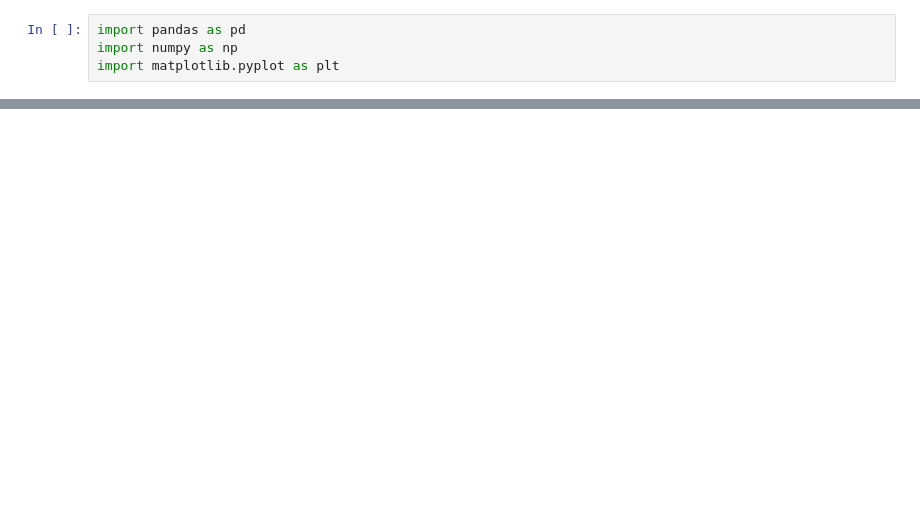
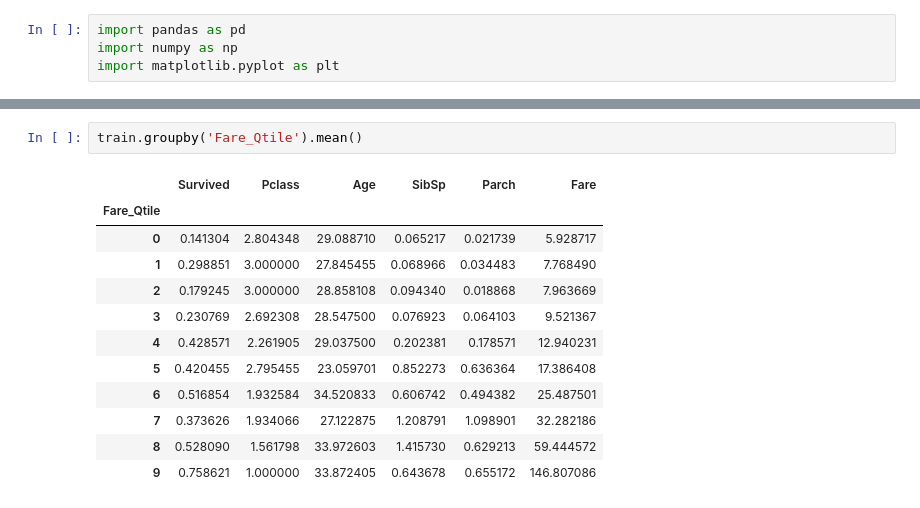
Before and after one commit to muye-wang/Titanic-Tutorial, a Jupyter notebook: Data_Explore.ipynb, the cells around one changed output, grey strips where cells are left out. Saved outputs shown, nothing was run; the diff lists cells and outputs as text; blank space fills up the shorter version.

```diff
--- a/Data_Explore.ipynb
+++ b/Data_Explore.ipynb
@@ -30,0 +65,15 @@ test.head()
+# %%
+train.groupby('Fare_Qtile').mean()
+# %% [output]
+|  | Survived | Pclass | Age | SibSp | Parch | Fare |
+| Fare_Qtile |  |  |  |  |  |  |
+| 0 | 0.141304 | 2.804348 | 29.088710 | 0.065217 | 0.021739 | 5.928717 |
+| 1 | 0.298851 | 3.000000 | 27.845455 | 0.068966 | 0.034483 | 7.768490 |
+| 2 | 0.179245 | 3.000000 | 28.858108 | 0.094340 | 0.018868 | 7.963669 |
+| 3 | 0.230769 | 2.692308 | 28.547500 | 0.076923 | 0.064103 | 9.521367 |
+| 4 | 0.428571 | 2.261905 | 29.037500 | 0.202381 | 0.178571 | 12.940231 |
+| 5 | 0.420455 | 2.795455 | 23.059701 | 0.852273 | 0.636364 | 17.386408 |
+| 6 | 0.516854 | 1.932584 | 34.520833 | 0.606742 | 0.494382 | 25.487501 |
+| 7 | 0.373626 | 1.934066 | 27.122875 | 1.208791 | 1.098901 | 32.282186 |
+| 8 | 0.528090 | 1.561798 | 33.972603 | 1.415730 | 0.629213 | 59.444572 |
+| 9 | 0.758621 | 1.000000 | 33.872405 | 0.643678 | 0.655172 | 146.807086 |
```
Also changed, not shown: parts of 17 cells of this notebook.
